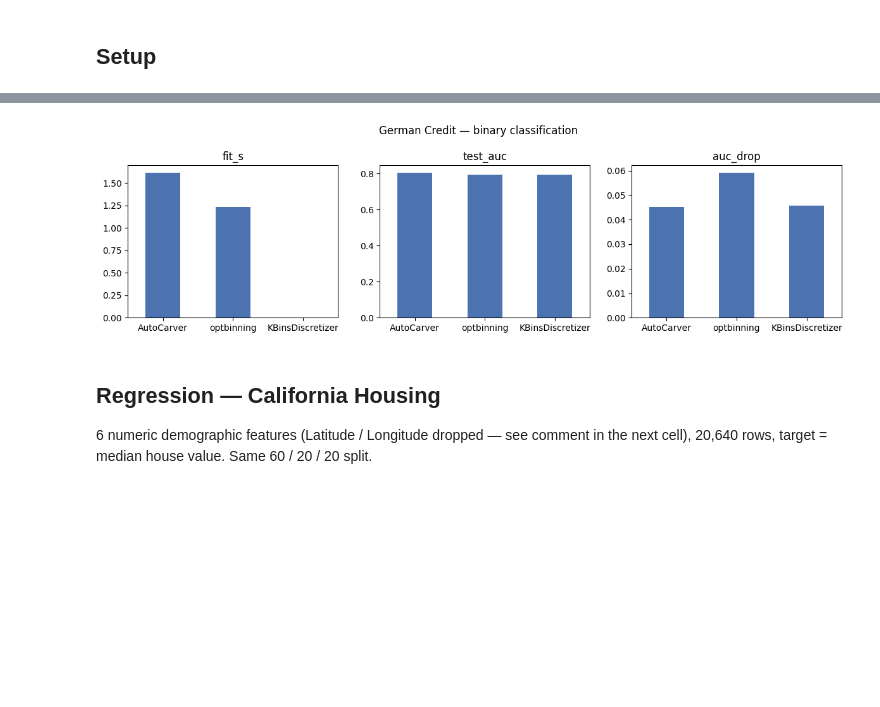
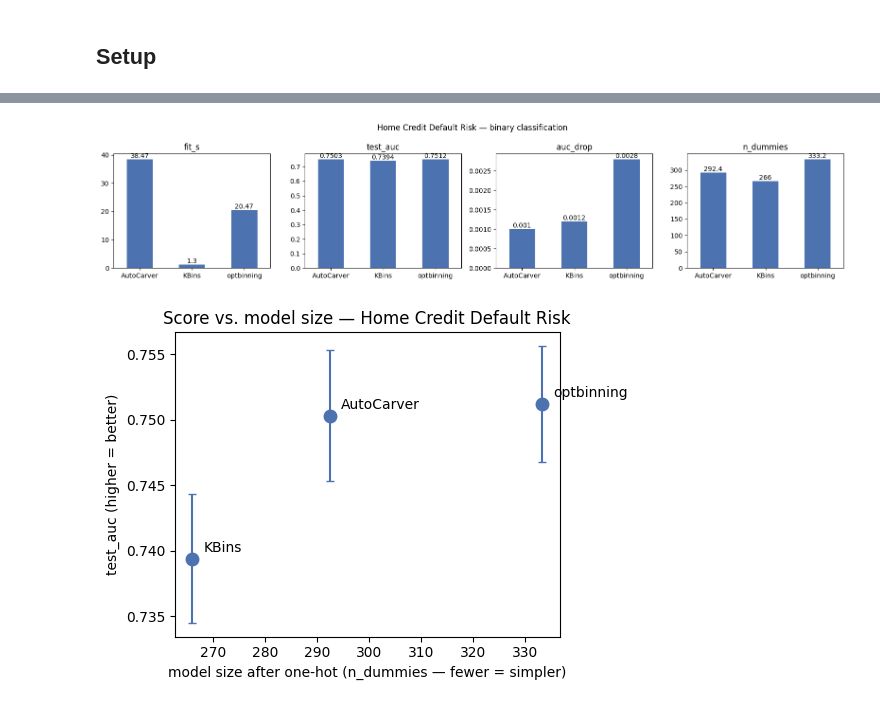
Before and after one commit to mdefrance/AutoCarver, a Jupyter notebook: docs/source/examples/Comparison/comparison_notebook.ipynb, the cells around one changed output, grey strips where cells are left out. Saved outputs shown, nothing was run; the diff lists cells and outputs as text; code cells hidden in the pictures; blank space fills up the shorter version.

```diff
--- a/docs/source/examples/Comparison/comparison_notebook.ipynb
+++ b/docs/source/examples/Comparison/comparison_notebook.ipynb
@@ -230,0 +243,31 @@ WARNING: No robust combination for Numerical('num_dependents'). Consider increas
+# %%
+BINARY_RUNNERS = {
+    'AutoCarver': lambda X_train, y_train, X_dev, y_dev, X_test: bin_with_autocarver(X_train, y_train, X_dev, y_dev, X_test, categoricals, quantitatives, 'binary'),
+    'optbinning': lambda X_train, y_train, X_dev, y_dev, X_test: bin_with_optbinning(X_train, y_train, X_dev, y_dev, X_test, categoricals, quantitatives, 'binary'),
+    'KBins': lambda X_train, y_train, X_dev, y_dev, X_test: bin_with_kbins(X_train, X_dev, X_test, categoricals, quantitatives),
+}
+
+binary_tidy_rows = []
+last_autocarver = None
+for seed in SEEDS:
+    X_train, X_dev, X_test, y_train, y_dev, y_test = make_binary_splits(seed)
+    y_train_full = pd.concat([y_train, y_dev])
+    for name, run in BINARY_RUNNERS.items():
+        X_tr, X_te, fit_t, transform_t, model = run(X_train, y_train, X_dev, y_dev, X_test)
+        if name == 'AutoCarver':
+            last_autocarver = model
+        scores = fit_eval_binary(X_tr, X_te, y_train_full, y_test)
+        values = {
+            'fit_s': fit_t,
+            'transform_s': transform_t,
+            'train_auc': scores['train_auc'],
+            'test_auc': scores['test_auc'],
+            'auc_drop': scores['train_auc'] - scores['test_auc'],
+            'n_dummies': scores['n_dummies'],
+        }
+        for metric, value in values.items():
+            binary_tidy_rows.append({'seed': seed, 'library': name, 'metric': metric, 'value': value})
+
+binary_tidy = pd.DataFrame(binary_tidy_rows)
+binary_results = summarize_multiseed(binary_tidy, ['train_auc', 'test_auc', 'auc_drop', 'n_dummies'], timing_seed=SEEDS[0])
+binary_results
@@ -231,8 +332,6 @@ WARNING: No robust combination for Numerical('num_dependents'). Consider increas
 # %%
-plot_bars(binary_results, ['fit_s', 'test_auc', 'auc_drop'], 'German Credit \u2014 binary classification')
+plot_bars(binary_results, ['fit_s', 'test_auc', 'auc_drop', 'n_dummies'], 'Home Credit Default Risk — binary classification')
+plot_score_vs_size(binary_results, 'test_auc', 'Score vs. model size — Home Credit Default Risk')
 # %% [output]
-[figure, old version]
+[figure, new version]
+[figure, added]
-# %% [markdown]
-## Regression — California Housing
-
-6 numeric demographic features (Latitude / Longitude dropped — see comment in the next cell), 20,640 rows, target = median house value. Same 60 / 20 / 20 split.
```
Also changed, not shown: parts of 24 cells of this notebook, 2 other files.
